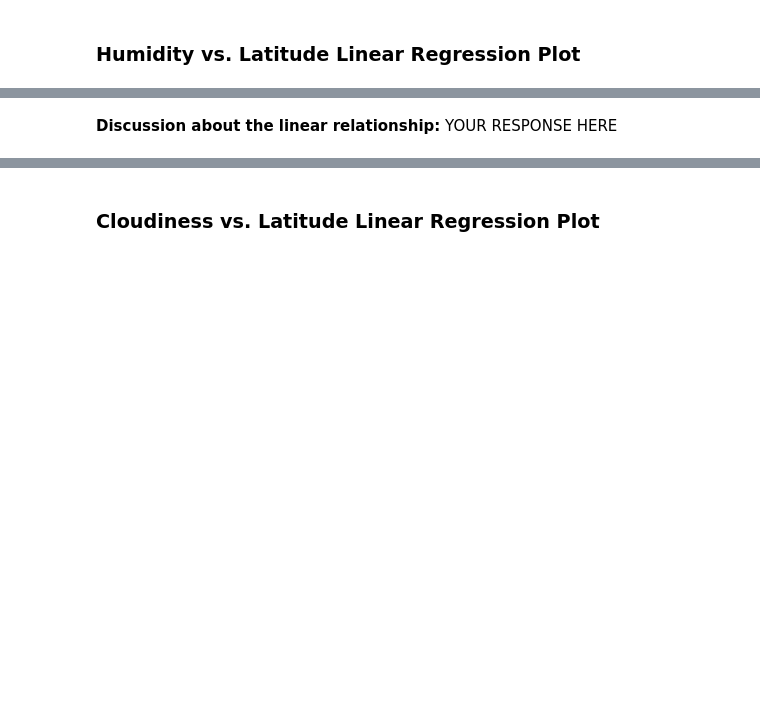
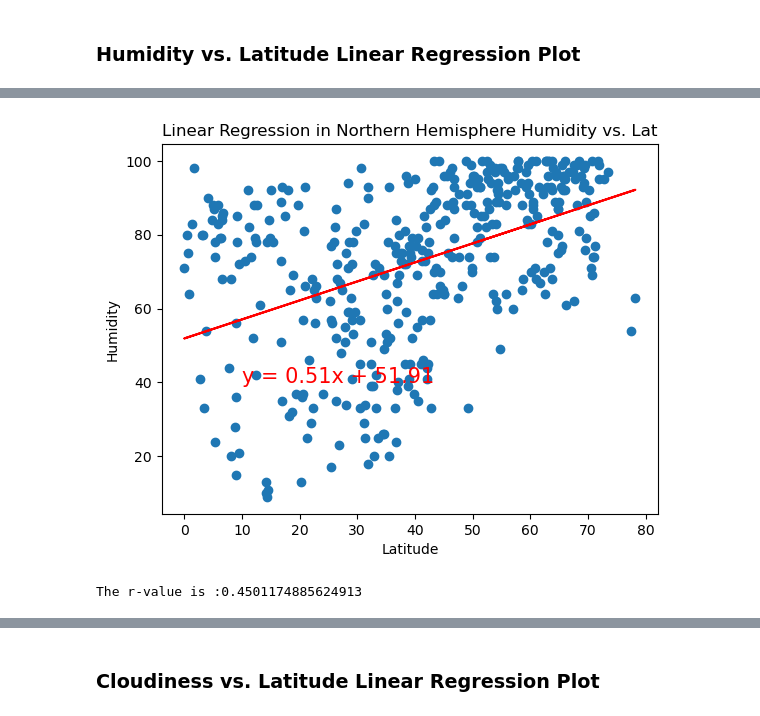
Before and after one commit to vklynn/python-api-challenge, a Jupyter notebook: Starter_Code/starter_code/WeatherPy.ipynb, the cells around one changed output, grey strips where cells are left out. Drawn from its saved outputs; the diff is of its cells as text; code cells hidden in the pictures; blank space fills up the shorter version.

```diff
--- a/Starter_Code/starter_code/WeatherPy.ipynb
+++ b/Starter_Code/starter_code/WeatherPy.ipynb
@@ -382,2 +413,14 @@ The r-value is: 0.0002808747046324607
-# %% [markdown]
-**Discussion about the linear relationship:** YOUR RESPONSE HERE
+# %%
+# Northern Hemisphere
+x_values = northern_hemi_df["Lat"]
+y_values = northern_hemi_df["Humidity"]
+# Call the function.
+plot_linear_regression(x_values, y_values,
+                       'Linear Regression in Northern Hemisphere Humidity vs. Lat', 'Humidity',(10,40))
+
+#print the r values
+corr = st.pearsonr(x_values, y_values)[0]
+print(f'The r-value is :{corr}')
+# %% [output]
+[figure, added]
+The r-value is :0.4501174885624913
```
Also changed, not shown: parts of 33 cells of this notebook.
